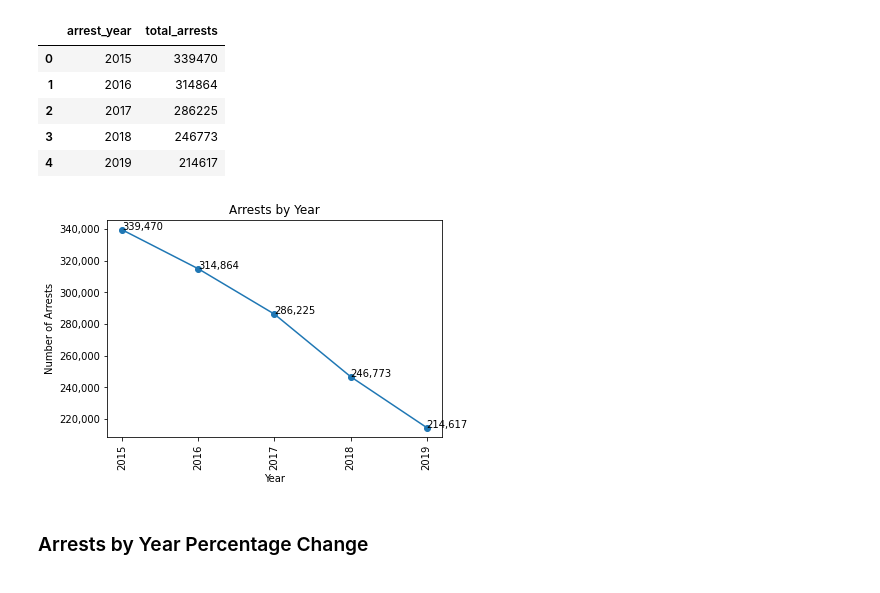
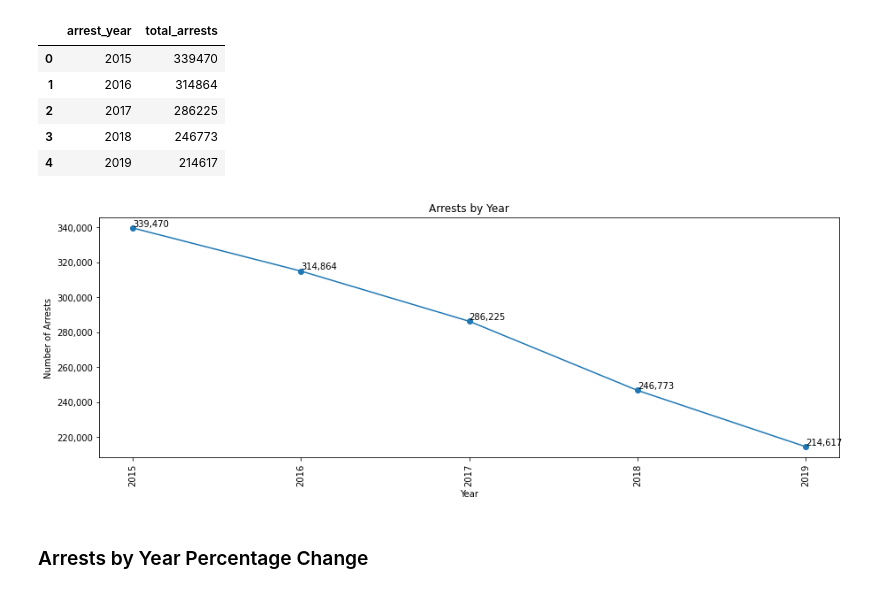
Before and after one commit to AmitSamra/NYC_Crime, a Jupyter notebook: nyc_crime_python.ipynb, the cells around one changed output. Drawn from its saved outputs; the diff is of its cells as text; code cells hidden in the pictures.

Commit message:
Fixed labels for most charts

```diff
--- a/nyc_crime_python.ipynb
+++ b/nyc_crime_python.ipynb
@@ -367,29 +367,29 @@ df_year
 | 3 | 2018 | 246773 |
 | 4 | 2019 | 214617 |
 # %%
-fig, ax = plt.subplots()
+fig, ax = plt.subplots(figsize=(15, 5))
 ax.plot(df_year.arrest_year, df_year.total_arrests, marker='o')
 ax.set_xlabel("Year")
 ax.set_ylabel("Number of Arrests")
 ax.set_title("Arrests by Year")
 plt.xticks([x for x in df_year.arrest_year])
 plt.xticks(rotation = 90)
 
 #for i,j in df_arrests_year.items():
 #    ax.annotate(j, xy=(i,j))
 
 for i,j in zip(df_year.arrest_year, df_year.total_arrests):
-    ax.annotate(format(j,','), xy=(i,j))
+    ax.annotate(format(j,','), xy=(i,j), va='bottom', ha='left')
 
 ax.yaxis.set_major_formatter(
     ticker.FuncFormatter(lambda y, p: format(int(y), ','))
 )
 
 plt.show()
 
 # ? How can I make this neater?
 # %% [output]
-[figure, old version]
+[figure, new version]
 # %% [markdown]
 ### Arrests by Year Percentage Change
 # %%
```
Also changed, not shown: parts of 13 cells of this notebook.
